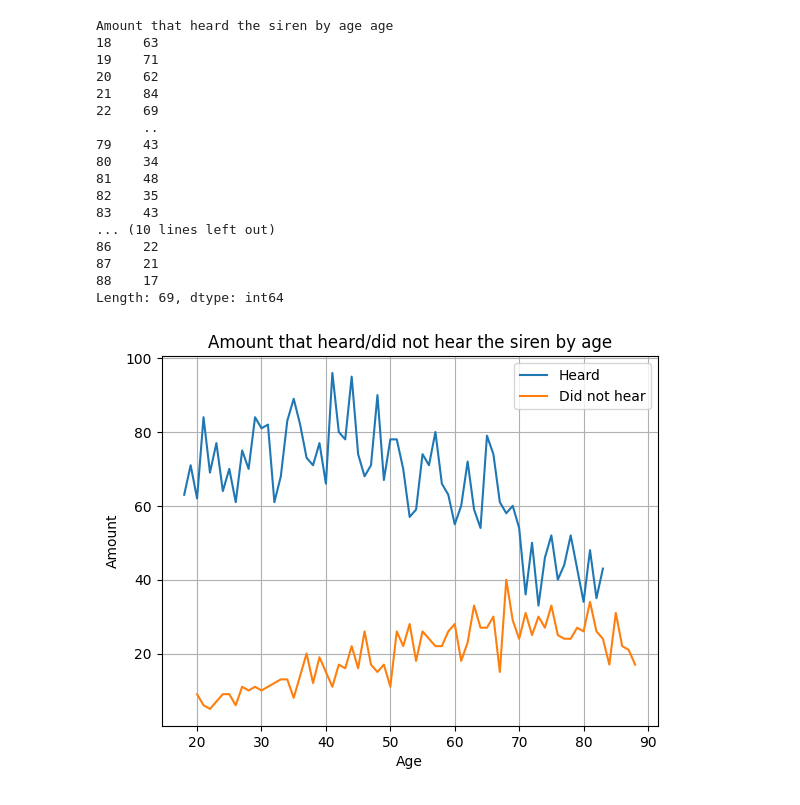
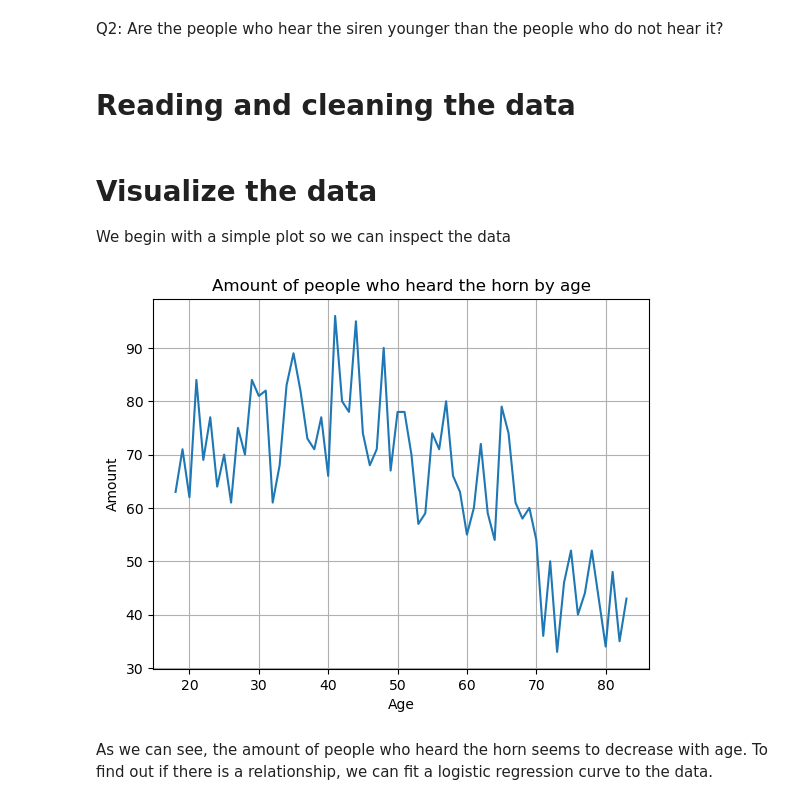
Before and after one commit to felixmaathz/SmaskProject, a Jupyter notebook: Data Analysis/q2.ipynb, the cells around one changed output. Saved outputs shown, nothing was run; the diff lists cells and outputs as text; code cells hidden in the pictures.

```diff
--- a/Data Analysis/q2.ipynb
+++ b/Data Analysis/q2.ipynb
@@ -3,3 +1,5 @@ Data Analysis
+# %% [markdown]
+Q2: Are the people who hear the siren younger than the people who do not hear it?
 # %%
 import pandas as pd
 import matplotlib.pyplot as plt
@@ -6,0 +8,2 @@ import numpy as np
+# %% [markdown]
+# Reading and cleaning the data
@@ -7,50 +13,23 @@ import numpy as np
+# %% [markdown]
+# Visualize the data
+We begin with a simple plot so we can inspect the data
 # %%
-#2
-data = pd.read_csv('siren_data_train.csv')
-data = data.dropna()
-
-#print(data.head())
-
-
 #For every age see how many who heard
 hear_by_age = data[data['heard'] == 1].groupby('age').size()
 
-print("Amount that heard the siren by age", hear_by_age)
-
-#For every age see hom many how did not hear
 not_hear_by_age = data[data['heard'] == 0].groupby('age').size()
 
-print("Amount that did not hear the siren by age ",not_hear_by_age)
-
-
-
 plt.plot(hear_by_age.index, hear_by_age.values, label='Heard')
-plt.plot(not_hear_by_age.index, not_hear_by_age.values, label='Did not hear')
 plt.xlabel('Age')
 plt.ylabel('Amount')
-plt.title('Amount that heard/did not hear the siren by age')
-plt.legend()
+plt.title('Amount of people who heard the horn by age')
+
 plt.grid(True)
 plt.show()
 # %% [output]
-Amount that heard the siren by age age
-18    63
-19    71
-20    62
-21    84
-22    69
-      ..
-79    43
-80    34
-81    48
-82    35
-83    43
-... (10 lines left out)
-86    22
-87    21
-88    17
-Length: 69, dtype: int64
-[figure, old version]
+[figure, new version]
+# %% [markdown]
+As we can see, the amount of people who heard the horn seems to decrease with age. To find out if there is a relationship, we can fit a logistic regression curve to the data.
 # %%
 from sklearn.model_selection import train_test_split
 from sklearn.linear_model import LogisticRegression
```
Also changed, not shown: parts of 8 cells of this notebook, 1 other file.
